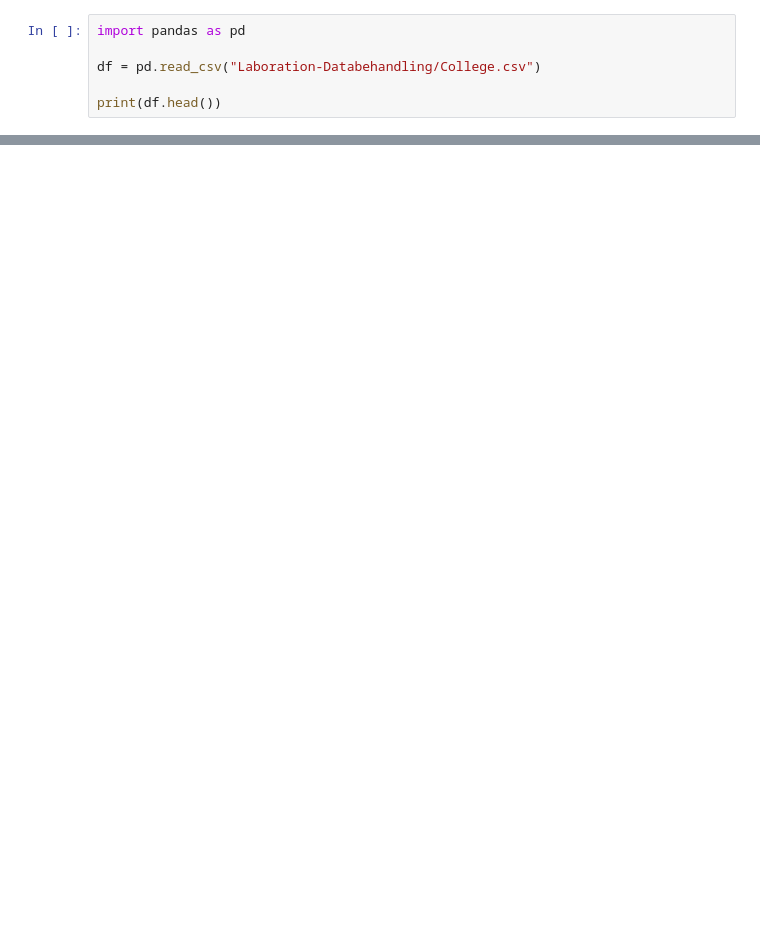
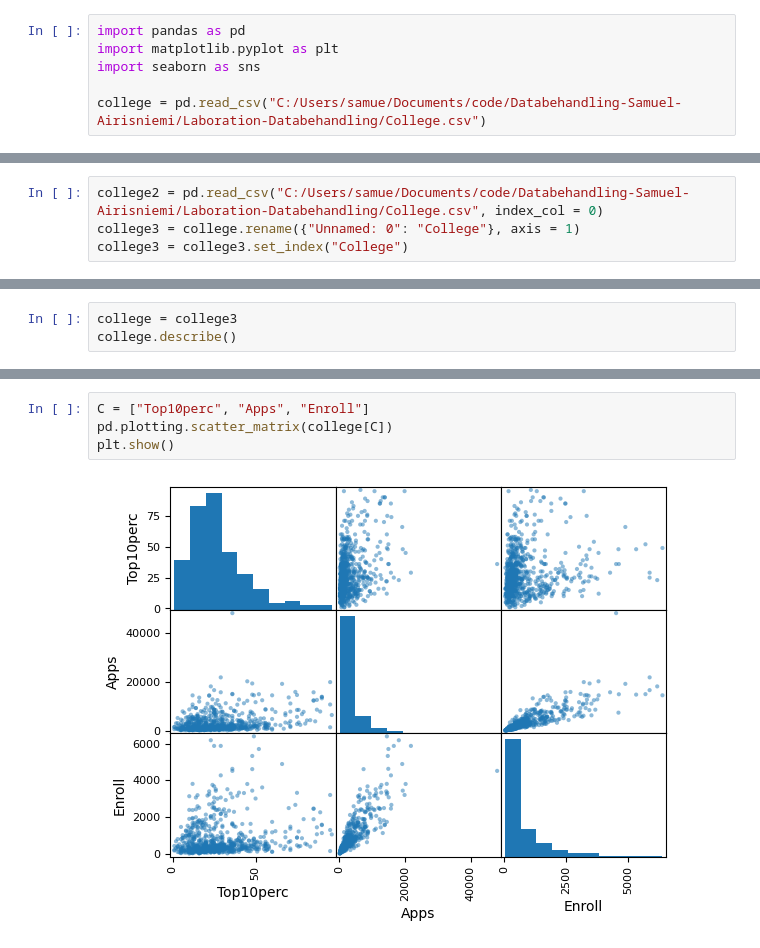
Before and after one commit to SamuelAirisniemi/Databehandling-Samuel-Airisniemi, a Jupyter notebook: Laboration-Databehandling/Laboration.ipynb, the cells around one changed output, grey strips where cells are left out. Saved outputs shown, nothing was run; the diff lists cells and outputs as text; blank space fills up the shorter version.

```diff
--- a/Laboration-Databehandling/Laboration.ipynb
+++ b/Laboration-Databehandling/Laboration.ipynb
@@ -1,6 +1,6 @@
 # %%
 import pandas as pd
+import matplotlib.pyplot as plt
+import seaborn as sns
 
-df = pd.read_csv("Laboration-Databehandling/College.csv")
-
-print(df.head())
+college = pd.read_csv("C:/Users/samue/Documents/code/Databehandling-Samuel-Airisniemi/Laboration-Databehandling/College.csv")
@@ -8,0 +23,4 @@ FileNotFoundError: [Errno 2] No such file or directory: 'Laboration-Databehandli
+# %%
+college2 = pd.read_csv("C:/Users/samue/Documents/code/Databehandling-Samuel-Airisniemi/Laboration-Databehandling/College.csv", index_col = 0)
+college3 = college.rename({"Unnamed: 0": "College"}, axis = 1)
+college3 = college3.set_index("College")
@@ -8,0 +60,3 @@ FileNotFoundError: [Errno 2] No such file or directory: 'Laboration-Databehandli
+# %%
+college = college3
+college.describe()
@@ -8,0 +73,6 @@ FileNotFoundError: [Errno 2] No such file or directory: 'Laboration-Databehandli
+# %%
+C = ["Top10perc", "Apps", "Enroll"]
+pd.plotting.scatter_matrix(college[C])
+plt.show()
+# %% [output]
+[figure, added]
```
Also changed, not shown: parts of 8 cells of this notebook.
